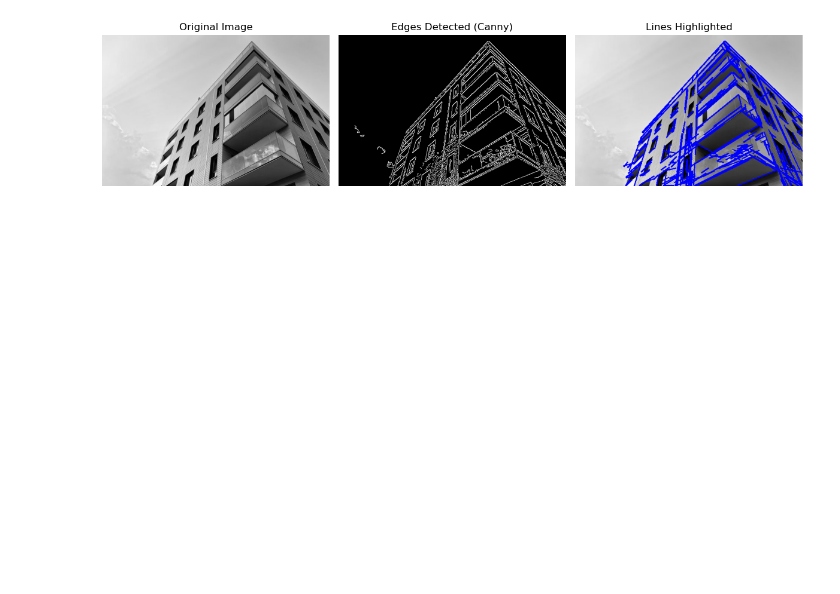
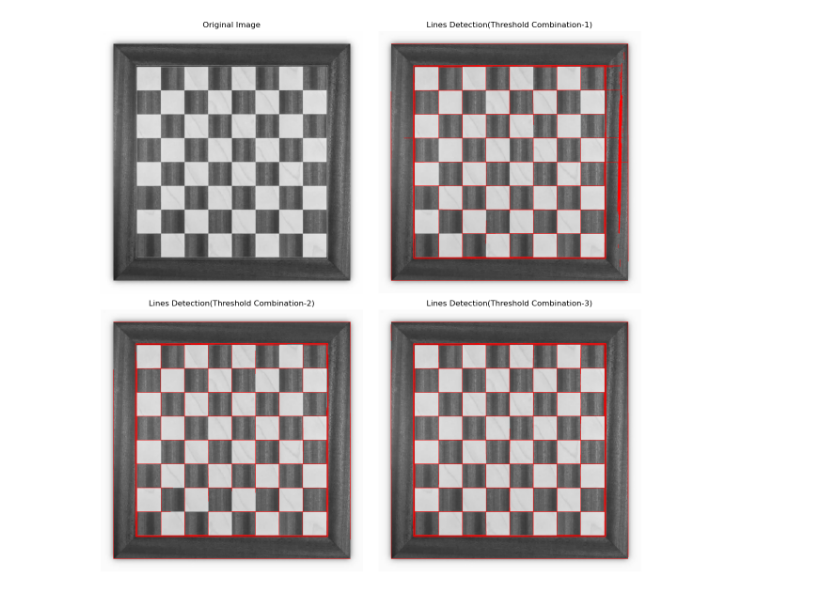
Before and after one commit to CS7-404-DIP-M24/a4-Jayeshs27, a Jupyter notebook: src/main.ipynb, the cells around one changed output. Drawn from its saved outputs; the diff is of its cells as text; code cells hidden in the pictures; blank space fills up the shorter version.

```diff
--- a/src/main.ipynb
+++ b/src/main.ipynb
@@ -136,51 +179,71 @@ def detect_and_highlight_lines(image, canny_threshold1, canny_threshold2, hough_
     # Apply Canny edge detector
     edges = cv2.Canny(image, canny_threshold1, canny_threshold2)
 
     # Detect lines using the Hough Line Transform
     lines = cv2.HoughLinesP(edges, rho=1, theta=np.pi / 180, threshold=hough_threshold,
                             minLineLength=min_line_length, maxLineGap=max_line_gap)
 
     # Create a copy of the original image to draw lines
     result = cv2.cvtColor(image, cv2.COLOR_GRAY2BGR)
 
     # Draw the detected lines on the result image
     if lines is not None:
         for line in lines:
             x1, y1, x2, y2 = line[0]
-            cv2.line(result, (x1, y1), (x2, y2), (0, 0, 255), 2)  # Blue lines
+            cv2.line(result, (x1, y1), (x2, y2), (255, 0, 0), 2)  # Blue lines
 
     return edges, result
 
-# Generate a synthetic image for testing
-# np.random.seed(42)
-# test_image = np.zeros((256, 256), dtype=np.uint8)
-# cv2.line(test_image, (50, 50), (200, 50), 255, 2)  # Horizontal line
-# cv2.line(test_image, (50, 50), (50, 200), 255, 2)  # Vertical line
-road_img = read_image('../images/building.jpg', True)
+
+chessboard_img = read_image('../images/chess_board.jpg', True)
 # Apply the function
-edges, highlighted_image = detect_and_highlight_lines(road_img, 50, 150, 50, 10, 5)
+_, highlighted_image_comb1 = detect_and_highlight_lines(chessboard_img,
+                                                      canny_threshold1=35,
+                                                      canny_threshold2=100,
+                                                      hough_threshold=100,
+                                                      min_line_length=10,
+                                                      max_line_gap=80)
+
+_, highlighted_image_comb2 = detect_and_highlight_lines(chessboard_img,
+                                                      canny_threshold1=35,
+                                                      canny_threshold2=200,
+                                                      hough_threshold=100,
+                                                      min_line_length=10,
+                                                      max_line_gap=80)
+
+_, highlighted_image_comb3 = detect_and_highlight_lines(chessboard_img,
+                                                      canny_threshold1=35,
+                                                      canny_threshold2=200,
+                                                      hough_threshold=40,
+                                                      min_line_length=10,
+                                                      max_line_gap=150)
 
 # Plot the results
-plt.figure(figsize=(12, 6))
-plt.subplot(1, 3, 1)
+plt.figure(figsize=(12, 12))
+plt.subplot(2, 2, 1)
 plt.title("Original Image")
-plt.imshow(road_img, cmap='gray')
+plt.imshow(chessboard_img, cmap='gray')
 plt.axis('off')
 
-plt.subplot(1, 3, 2)
-plt.title("Edges Detected (Canny)")
-plt.imshow(edges, cmap='gray')
+plt.subplot(2, 2, 2)
+plt.title("Lines Detection(Threshold Combination-1)")
+plt.imshow(highlighted_image_comb1)
 plt.axis('off')
 
-plt.subplot(1, 3, 3)
-plt.title("Lines Highlighted")
-plt.imshow(highlighted_image)
+plt.subplot(2, 2, 3)
+plt.title("Lines Detection(Threshold Combination-2)")
+plt.imshow(highlighted_image_comb2)
+plt.axis('off')
+
+plt.subplot(2, 2, 4)
+plt.title("Lines Detection(Threshold Combination-3)")
+plt.imshow(highlighted_image_comb3)
 plt.axis('off')
 
 plt.tight_layout()
 plt.show()
 # %% [output]
-[figure, old version]
+[figure, new version]
 # %%
 def detect_circles(image, dp, min_dist, param1, param2, min_radius, max_radius):
     """
```
Also changed, not shown: parts of 15 cells of this notebook, 11 other files.
